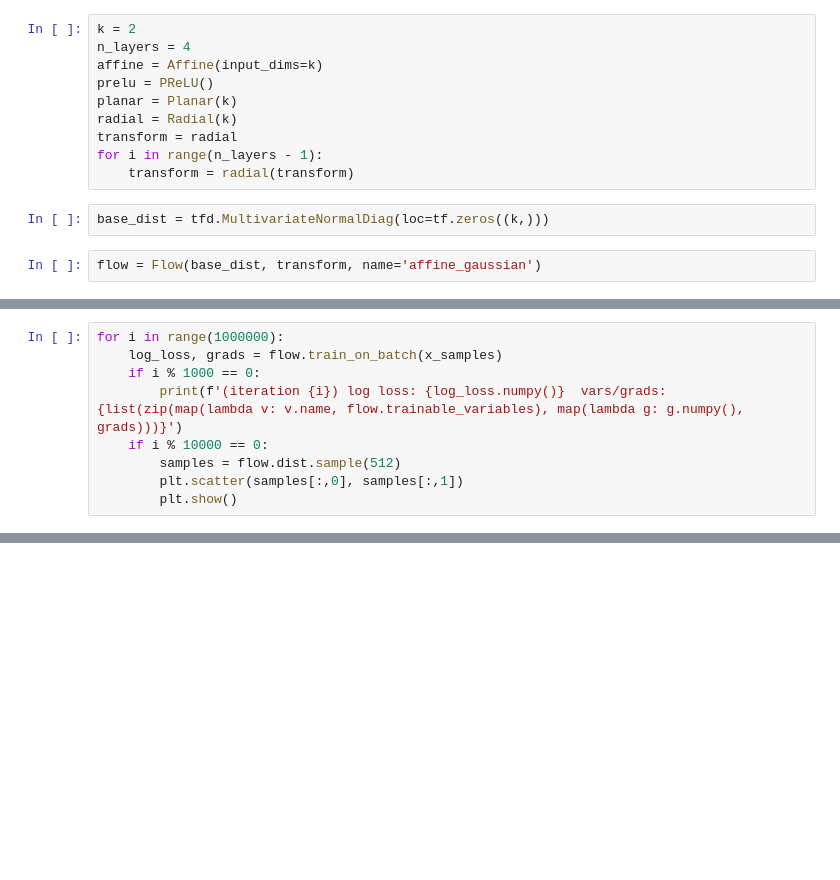
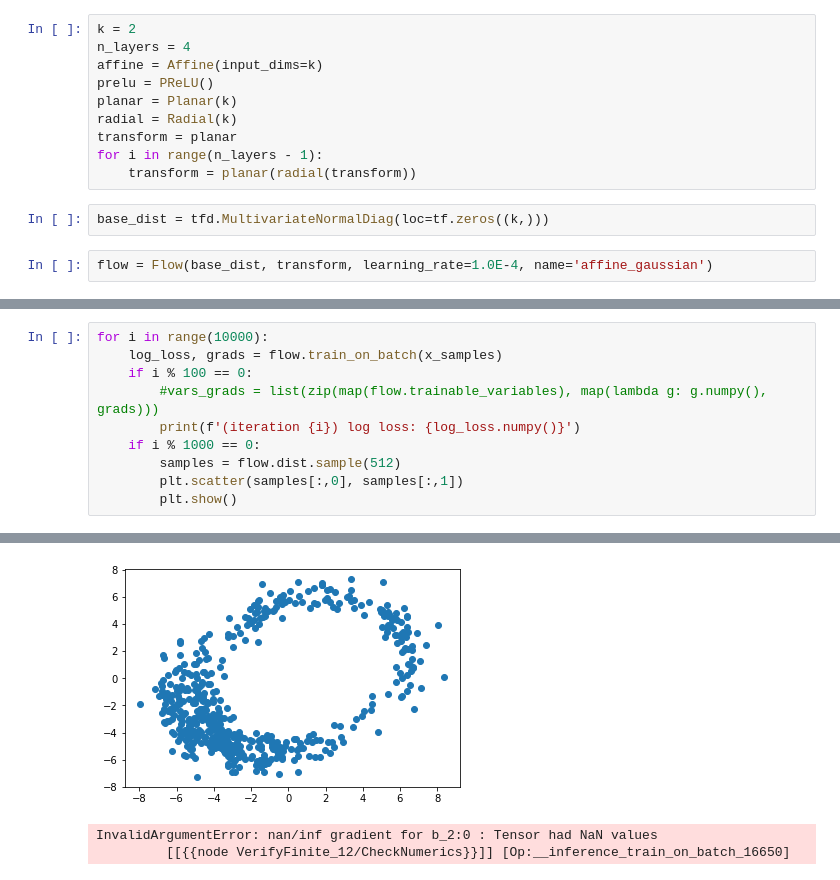
Before and after one commit to bgroenks96/normalizing-flows, a Jupyter notebook: flows-experiments.ipynb, the cells around one changed output, grey strips where cells are left out. Saved outputs shown, nothing was run; the diff lists cells and outputs as text; blank space fills up the shorter version.

```diff
--- a/flows-experiments.ipynb
+++ b/flows-experiments.ipynb
@@ -13,11 +13,11 @@ affine = Affine(input_dims=k)
 prelu = PReLU()
 planar = Planar(k)
 radial = Radial(k)
-transform = radial
+transform = planar
 for i in range(n_layers - 1):
-    transform = radial(transform)
+    transform = planar(radial(transform))
 # %%
 base_dist = tfd.MultivariateNormalDiag(loc=tf.zeros((k,)))
 # %%
-flow = Flow(base_dist, transform, name='affine_gaussian')
+flow = Flow(base_dist, transform, learning_rate=1.0E-4, name='affine_gaussian')
 # %%
@@ -56,9 +56,10 @@ tf.Tensor([[-5.858799]], shape=(1, 1), dtype=float32)
 # %%
-for i in range(1000000):
+for i in range(10000):
     log_loss, grads = flow.train_on_batch(x_samples)
+    if i % 100 == 0:
+        #vars_grads = list(zip(map(flow.trainable_variables), map(lambda g: g.numpy(), grads)))
+        print(f'(iteration {i}) log loss: {log_loss.numpy()}')
     if i % 1000 == 0:
-        print(f'(iteration {i}) log loss: {log_loss.numpy()}  vars/grads: {list(zip(map(lambda v: v.name, flow.trainable_variables), map(lambda g: g.numpy(), grads)))}')
-    if i % 10000 == 0:
         samples = flow.dist.sample(512)
         plt.scatter(samples[:,0], samples[:,1])
         plt.show()
@@ -66,0 +101,3 @@ NotImplementedError: numpy() is only available when eager execution is enabled.
+[figure, added]
+InvalidArgumentError: nan/inf gradient for b_2:0 : Tensor had NaN values
+         [[{{node VerifyFinite_12/CheckNumerics}}]] [Op:__inference_train_on_batch_16650]
```
Also changed, not shown: parts of 6 cells of this notebook, 2 other files.
